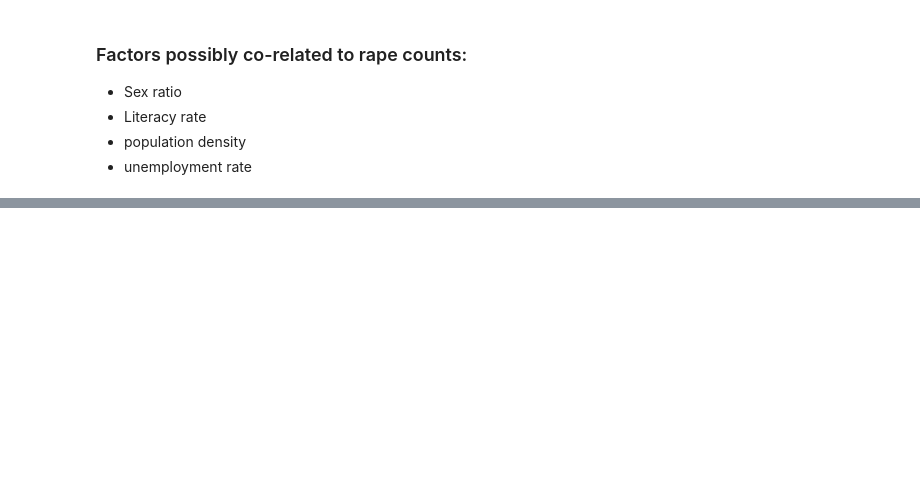
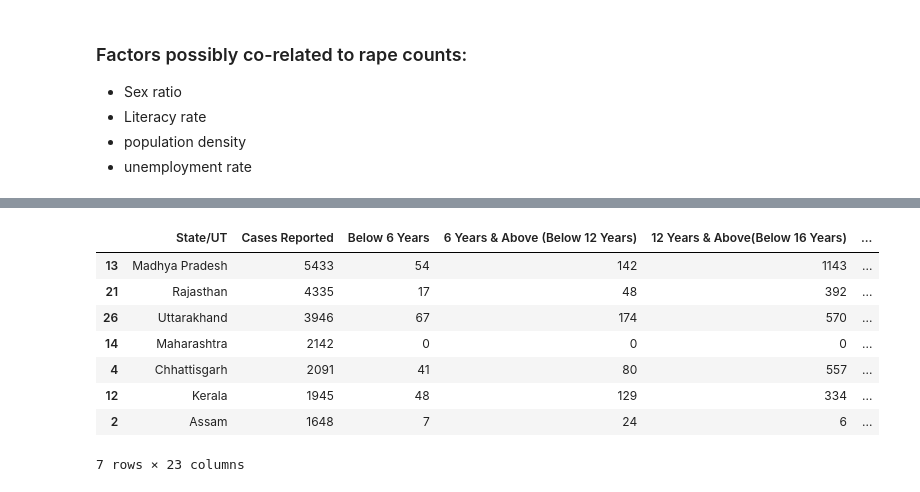
Before and after one commit to RajeevG187/Breaking-The-Scilence, a Jupyter notebook: DS250_project_EDA.ipynb, the cells around one changed output, grey strips where cells are left out. Cells and saved outputs as stored; diff of their text form; code cells hidden in the pictures; blank space fills up the shorter version.

```diff
--- a/DS250_project_EDA.ipynb
+++ b/DS250_project_EDA.ipynb
@@ -358,0 +522,12 @@ Population
+# %%
+dummy_Rape_under_Different_age_groups_2018.head(7)
+# %% [output]
+|  | State/UT | Cases Reported | Below 6 Years | 6 Years & Above (Below 12 Years) | 12 Years & Above(Below 16 Years) | ... |
+| 13 | Madhya Pradesh | 5433 | 54 | 142 | 1143 | ... |
+| 21 | Rajasthan | 4335 | 17 | 48 | 392 | ... |
+| 26 | Uttarakhand | 3946 | 67 | 174 | 570 | ... |
+| 14 | Maharashtra | 2142 | 0 | 0 | 0 | ... |
+| 4 | Chhattisgarh | 2091 | 41 | 80 | 557 | ... |
+| 12 | Kerala | 1945 | 48 | 129 | 334 | ... |
+| 2 | Assam | 1648 | 7 | 24 | 6 | ... |
+7 rows × 23 columns
```
Also changed, not shown: parts of 25 cells of this notebook, 1 other file.
